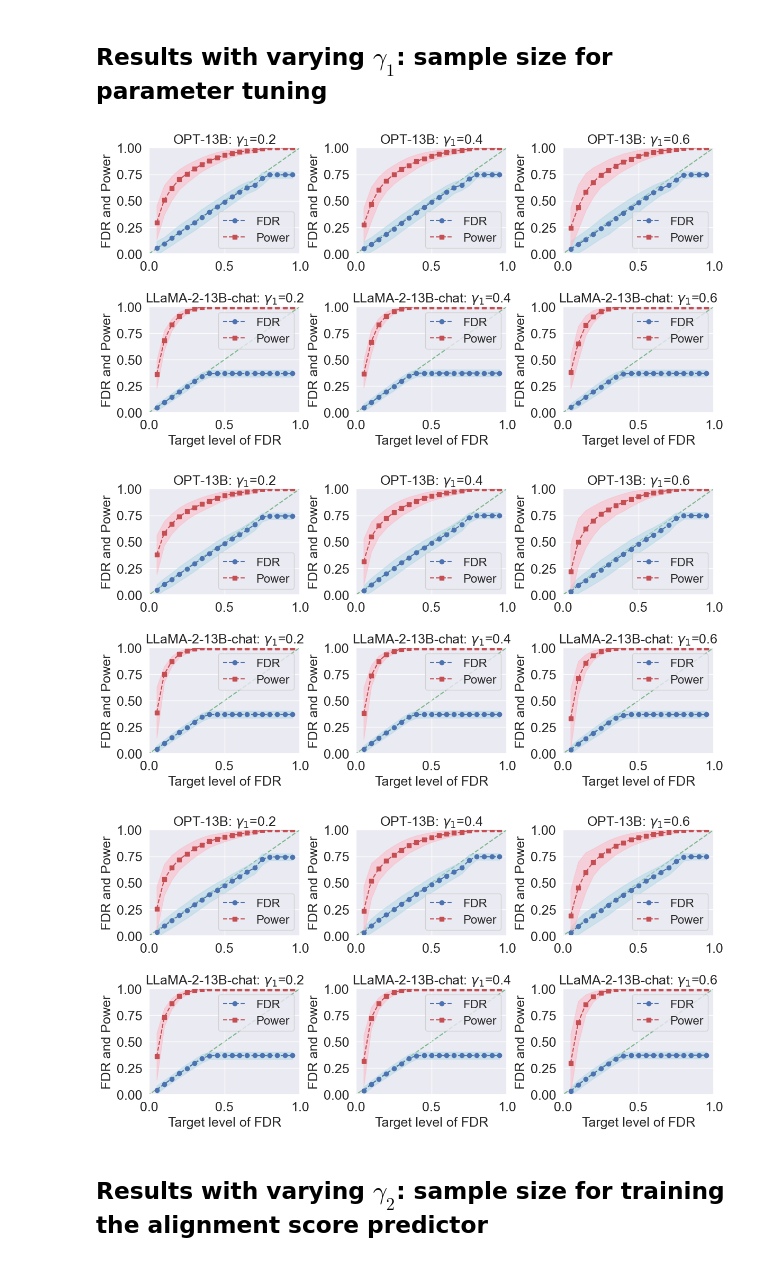
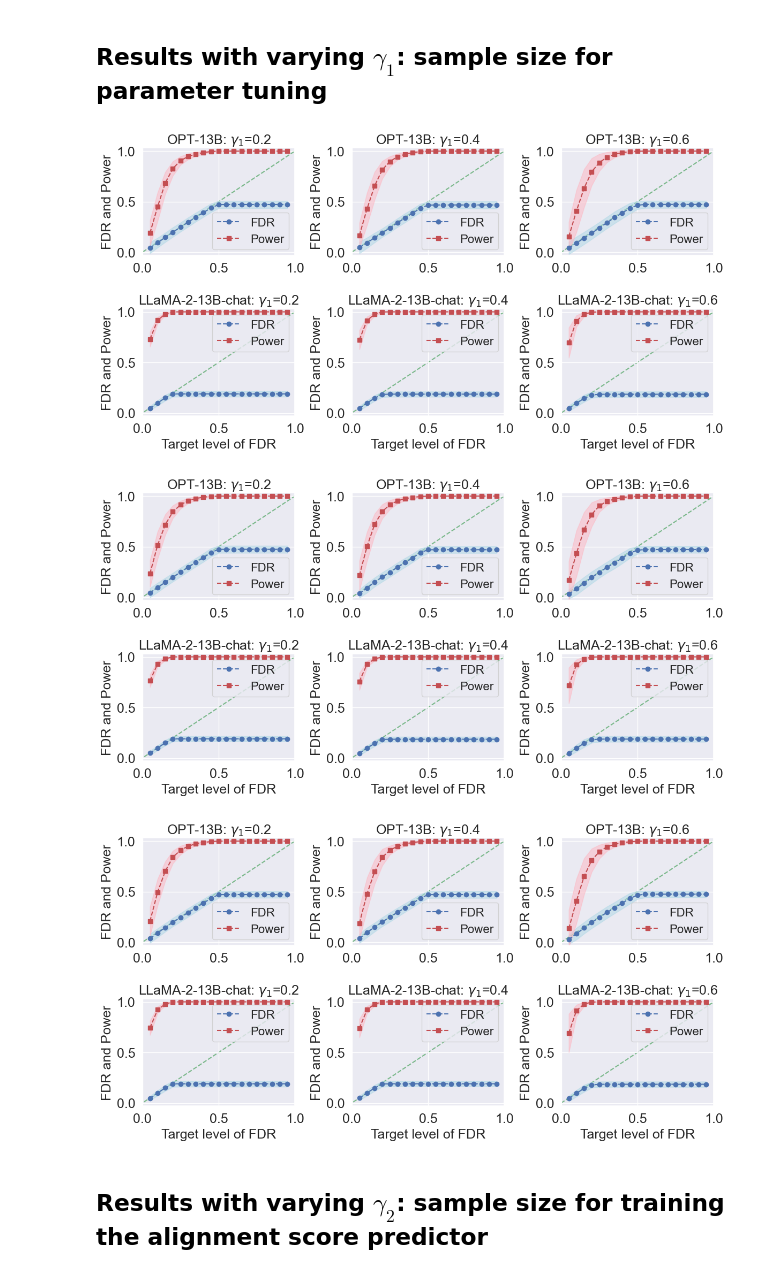
Before and after one commit to yugjerry/conformal-alignment, a Jupyter notebook: qa/notebook/run_qa.ipynb, the cells around one changed output. Saved outputs shown, nothing was run; the diff lists cells and outputs as text; code cells hidden in the pictures.

```diff
--- a/qa/notebook/run_qa.ipynb
+++ b/qa/notebook/run_qa.ipynb
@@ -122,7 +122,7 @@ plt.rc('legend', fontsize=SMALL_SIZE)    # legend fontsize
 plt.rc('figure', titlesize=BIGGER_SIZE)  # fontsize of the figure title
 
 repN = 500
-data = 'triviaqa'
+data = 'coqa'
 model_name = ['OPT-13B', 'LLaMA-2-13B-chat']
 
 for split_pr_tune in [0.2]:
@@ -187,12 +187,11 @@ for split_pr_tune in [0.2]:
                         ax[xi,i].set_xlim(lims)
                         ax[xi,i].set_ylim(lims)
                         ax[xi,i].set_xlim((0,1))
-                        ax[xi,i].set_ylim((0,1))
+                        ax[xi,i].set_ylim((-0.03,1.03))
                         ax[xi,i].legend(loc='best', prop = { "size": 16 })
 
                     xi += 1
 
-                # plot_dir = f'{par_path}/uq_result/fdp_plot_{model}_{data}_{uq_name}_{cal_size}_{train_size}_{repN}.pdf'
                 plot_dir = f'./plots/fdp_plot_{data}_{uq_name}_{split_pr_tune}_{split_pr}_{repN}.pdf'
                 plt.savefig(plot_dir, dpi=400, bbox_inches='tight')
 # %% [output]
@@ -205,7 +204,7 @@ for split_pr_tune in [0.2]:
 # vary split_pr_tune
 
 repN = 500
-data = 'triviaqa'
+data = 'coqa'
 model_name = ['OPT-13B', 'LLaMA-2-13B-chat']
 train_size_seq = [2000]
 pr_tune_seq = [0.2,0.4,0.6]
@@ -251,38 +250,37 @@ for N in train_size_seq:
                             power_std = power_std[idx_]
 
 
                         ax[xi,i].plot(q_seq, fdp_seq, 'bo--', label='FDR')
                         ax[xi,i].plot(q_seq, power_seq, 'rs--', label='Power')
                         ax[xi,i].fill_between(q_seq, fdp_seq-fdp_std, fdp_seq+fdp_std, alpha=0.5,
                             edgecolor='lightblue', facecolor='lightblue')
                         ax[xi,i].fill_between(q_seq, power_seq-power_std, power_seq+power_std, alpha=0.5,
                             edgecolor='lightpink', facecolor='lightpink')
 
                         if xi==1:
                             ax[xi,i].set_xlabel("Target level of FDR")
                         ax[xi,i].set_ylabel("FDR and Power")
 
                         lims = [
                             np.min([ax[xi,i].get_xlim(), ax[xi,i].get_ylim()]),  # min of both axes
                             np.max([ax[xi,i].get_xlim(), ax[xi,i].get_ylim()]),  # max of both axes
                         ]
                         ax[xi,i].plot(lims, lims, 'g--', alpha=0.75, zorder=0)
                         ax[xi,i].set_title(r'%s: $\gamma_1$=%s'%(model_name[xi],split_pr_tune,))
                         ax[xi,i].set_xlim(lims)
                         ax[xi,i].set_ylim(lims)
                         ax[xi,i].set_xlim((0,1))
-                        ax[xi,i].set_ylim((0,1))
+                        ax[xi,i].set_ylim((-0.03,1.03))
                         ax[xi,i].legend(loc='best', prop = { "size": 16 })
 
                     xi += 1
 
-                # plot_dir = f'{par_path}/uq_result/fdp_plot_{model}_{data}_{uq_name}_{cal_size}_{train_size}_{repN}.pdf'
                 plot_dir = f'./plots/fdp_plot_gamma_1_{data}_{uq_name}_{N}_{split_pr}_{repN}.pdf'
                 plt.savefig(plot_dir, dpi=400, bbox_inches='tight')
 # %% [output]
-[figure, old version]
+[figure, new version]
-[figure, old version]
+[figure, new version]
-[figure, old version]
+[figure, new version]
 # %% [markdown]
 ## Results with varying $\gamma_2$: sample size for training the alignment score predictor
 # %%
```
Also changed, not shown: parts of 4 cells of this notebook, 4 other files.
